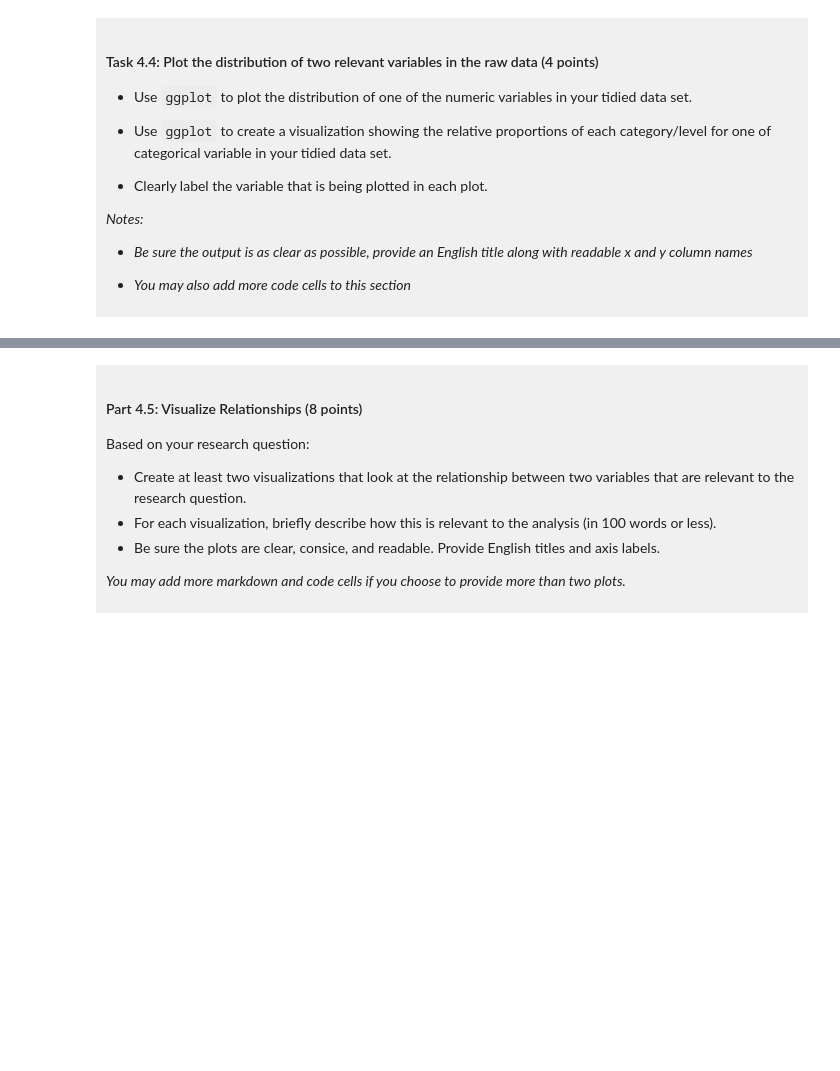
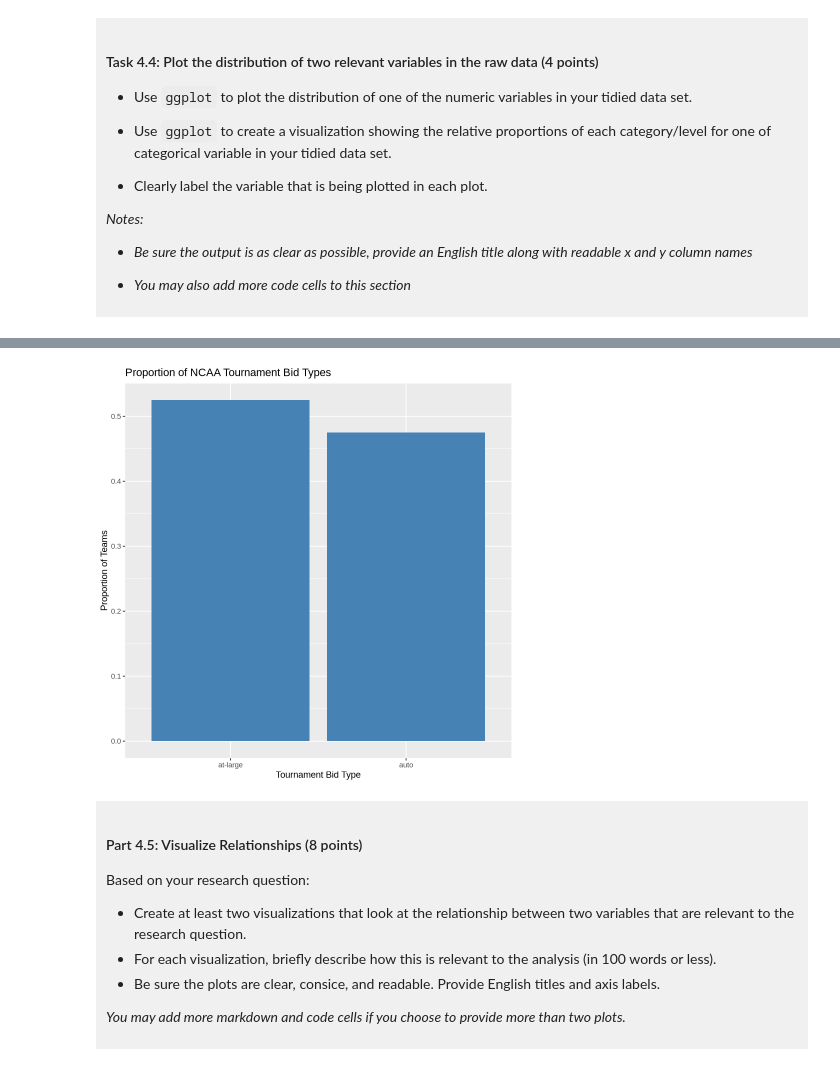
Before and after one commit to vtang06/dsci-100-project-vincent-tang, a Jupyter notebook: dsci-100-project-notebook.ipynb, the cells around one changed output, grey strips where cells are left out. Drawn from its saved outputs; the diff is of its cells as text; code cells hidden in the pictures; blank space fills up the shorter version.

```diff
--- a/dsci-100-project-notebook.ipynb
+++ b/dsci-100-project-notebook.ipynb
@@ -303,5 +339,13 @@ You will refine your research question (if needed) and produce a tidy data set.
 # %%
-### EDIT THIS CODE CELL FOR PLOT 2 ###
+# Plotting relative proportions of automatic and at-large bids
+ggplot(basketball_tidy, aes(x = bid)) +
+    geom_bar(aes(y = after_stat(count / sum(count))),
+             fill = "steelblue") +
+    labs(title = "Proportion of NCAA Tournament Bid Types",
+         x = "Tournament Bid Type",
+         y = "Proportion of Teams")
+# %% [output]
+[figure, added]
 # %% [markdown]
 <div style="background-color: #f0f0f0; padding: 10px;">
 
```
Also changed, not shown: parts of 9 cells of this notebook.
